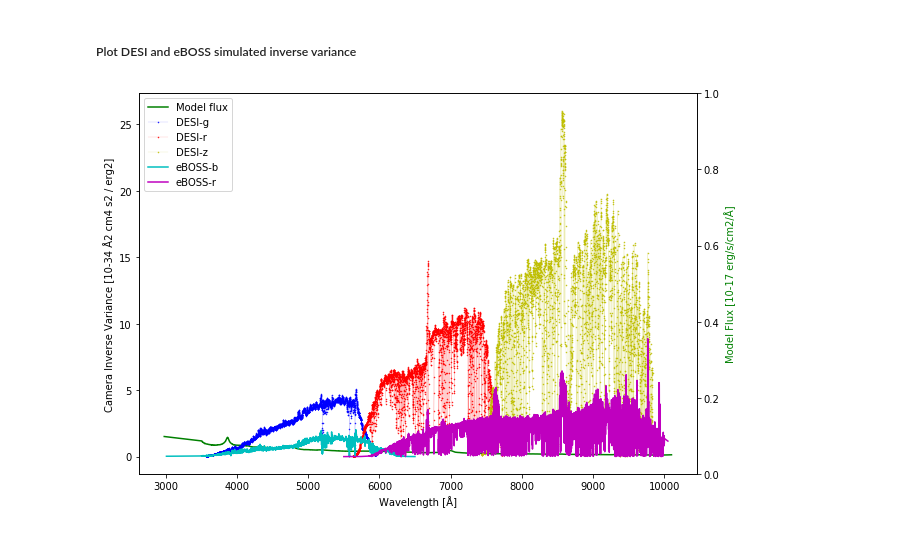
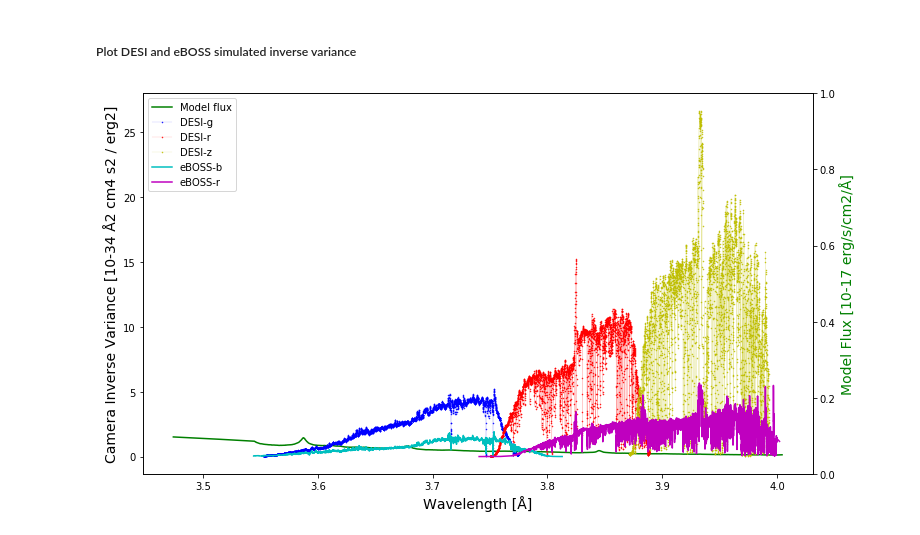
Before and after one commit to desihub/specsim, a Jupyter notebook: docs/nb/SimulatingeBOSS.ipynb, the cells around one changed output. Cells and saved outputs as stored; diff of their text form; code cells hidden in the pictures.

```diff
--- a/docs/nb/SimulatingeBOSS.ipynb
+++ b/docs/nb/SimulatingeBOSS.ipynb
@@ -31,15 +35,17 @@ eboss = specsim.simulator.Simulator('eboss', num_fibers=1, camera_output=True)
 # %% [markdown]
 ##### Get simulated output for each camera
 # %%
-def get_camera_output(simulator, seed=123):
+def get_camera_output(simulator, seed=123, eboss=False):
     gen = np.random.RandomState(seed)
     simulator.simulate()
     simulator.generate_random_noise(gen)
     sim = simulator.simulated
-    cam1 = simulator.camera_output[0]
-    cam2 = simulator.camera_output[1]
 
-    return(simulator.camera_output)
+    if eboss:
+        return(simulator.camera_output[2:])
 
-desi_cam1, desi_cam2, desi_cam3 = get_camera_output(desi)
-eboss_cam1, eboss_cam2 = get_camera_output(eboss)
+    else:
+        return(simulator.camera_output)
+
+desi_g, desi_r, desi_z = get_camera_output(desi)
+eboss_b, eboss_r = get_camera_output(eboss, eboss=True)
@@ -53,24 +75,29 @@ plt.show()
 # %% [markdown]
 ##### Plot DESI and eBOSS simulated inverse variance
 # %%
-qso_model = Table.read('../../specsim/data/sdss/spec-qso.dat', format='ascii')
-wlen = qso_model['WAVELENGTH']
-flux = qso_model['FLUX']
+qso_path = os.path.join(os.getenv('SDSS'), 'spec-qso.dat')
+qso_model = Table.read(qso_path, format='ascii')
+wlen, flux = qso_model['WAVELENGTH'], qso_model['FLUX']
 # %%
-fig, ax1 = plt.subplots(figsize=(10,7))
+fs = 14
+
+fig, ax1 = plt.subplots(figsize=(12,7))
 
 ax2 = ax1.twinx()
-ax1.plot(wlen, flux, 'g', label='Model flux') # 1e-17 erg/s/cm2/A
-ax1.plot(desi_cam1['wavelength'], desi_cam1['flux_inverse_variance'] * 1e-34, 'b.-', ms=1, lw=0.1, label='DESI-g') # 1e34 A2 cm4 s2 / erg2
-ax1.plot(desi_cam2['wavelength'], desi_cam2['flux_inverse_variance'] * 1e-34, 'r.-',  ms=1, lw=0.1, label='DESI-r') # 1e34 A2 cm4 s2 / erg2
-ax1.plot(desi_cam3['wavelength'], desi_cam3['flux_inverse_variance'] * 1e-34, 'y.-',  ms=1, lw=0.1, label='DESI-z') # 1e34 A2 cm4 s2 / erg2
-ax1.plot(eboss_cam1['wavelength'], eboss_cam1['flux_inverse_variance'] * 1e-34, 'c', label='eBOSS-b') # 1e34 A2 cm4 s2 / erg2
-ax1.plot(eboss_cam2['wavelength'], eboss_cam2['flux_inverse_variance'] * 1e-34, 'm', label='eBOSS-r') # 1e34 A2 cm4 s2 / erg2
+ax1.plot(np.log10(wlen), flux, 'g', label='Model flux') # 1e-17 erg/s/cm2/A
+ax1.plot(np.log10(desi_g['wavelength']), desi_g['flux_inverse_variance'] * 1e-34, 'b.-', ms=1, lw=0.1,
+         label='DESI-g') # 1e34 A2 cm4 s2 / erg2
+ax1.plot(np.log10(desi_r['wavelength']), desi_r['flux_inverse_variance'] * 1e-34, 'r.-',  ms=1, lw=0.1,
+         label='DESI-r') # 1e34 A2 cm4 s2 / erg2
+ax1.plot(np.log10(desi_z['wavelength']), desi_z['flux_inverse_variance'] * 1e-34, 'y.-',  ms=1, lw=0.1,
+         label='DESI-z') # 1e34 A2 cm4 s2 / erg2
+ax1.plot(eboss_b['wavelength'], eboss_b['flux_inverse_variance'] * 1e-34, 'c', label='eBOSS-b')
+ax1.plot(eboss_r['wavelength'], eboss_r['flux_inverse_variance'] * 1e-34, 'm', label='eBOSS-r')
 
 ax1.legend(loc=2)
-ax1.set_xlabel('Wavelength [Å]')
-ax1.set_ylabel('Camera Inverse Variance [10-34 Å2 cm4 s2 / erg2]', color='k')
-ax2.set_ylabel('Model Flux [10-17 erg/s/cm2/Å]', color='g')
+ax1.set_xlabel('Wavelength [Å]', fontsize=fs)
+ax1.set_ylabel('Camera Inverse Variance [10-34 Å2 cm4 s2 / erg2]', fontsize=fs)
+ax2.set_ylabel('Model Flux [10-17 erg/s/cm2/Å]', color='g', fontsize=fs)
 plt.show()
 # %% [output]
-[figure, old version]
+[figure, new version]
```
Also changed, not shown: parts of 10 cells of this notebook, 1 other file.
